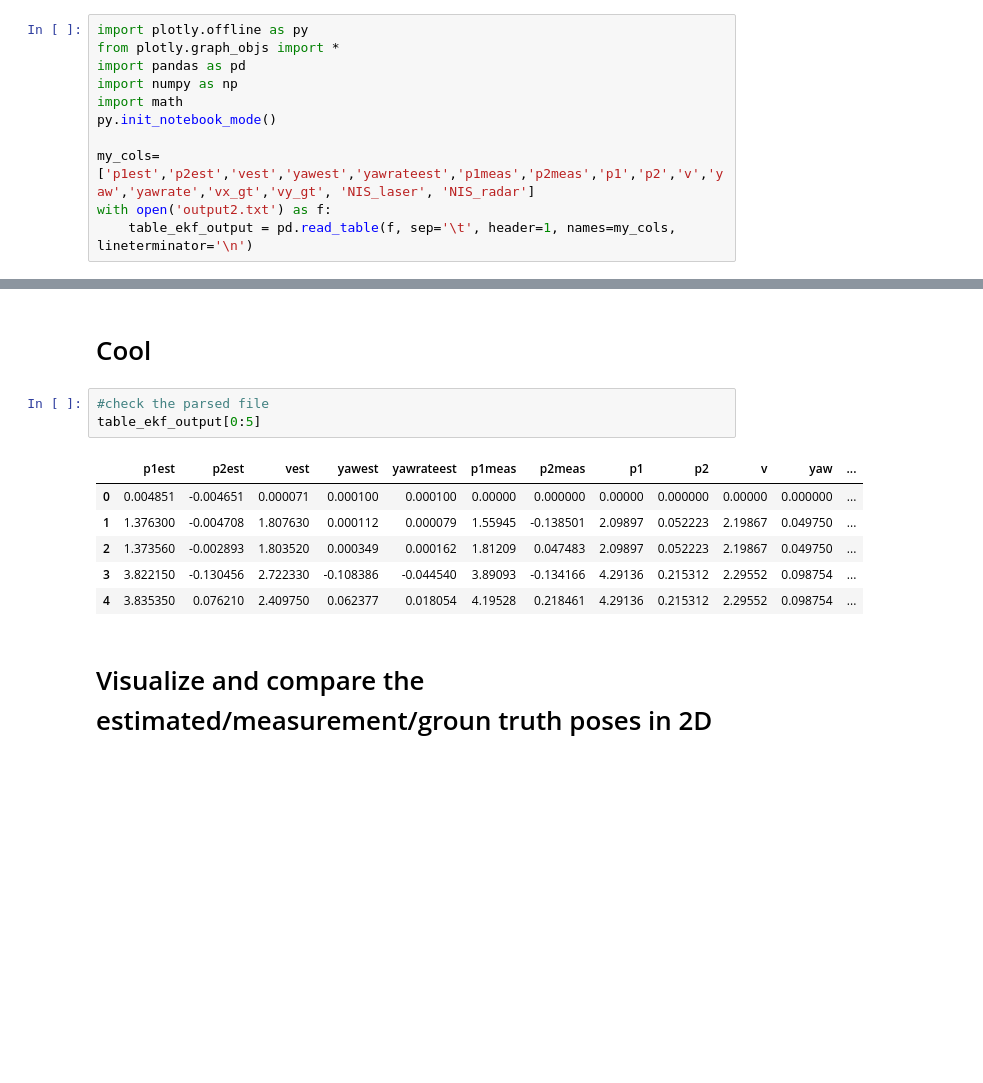
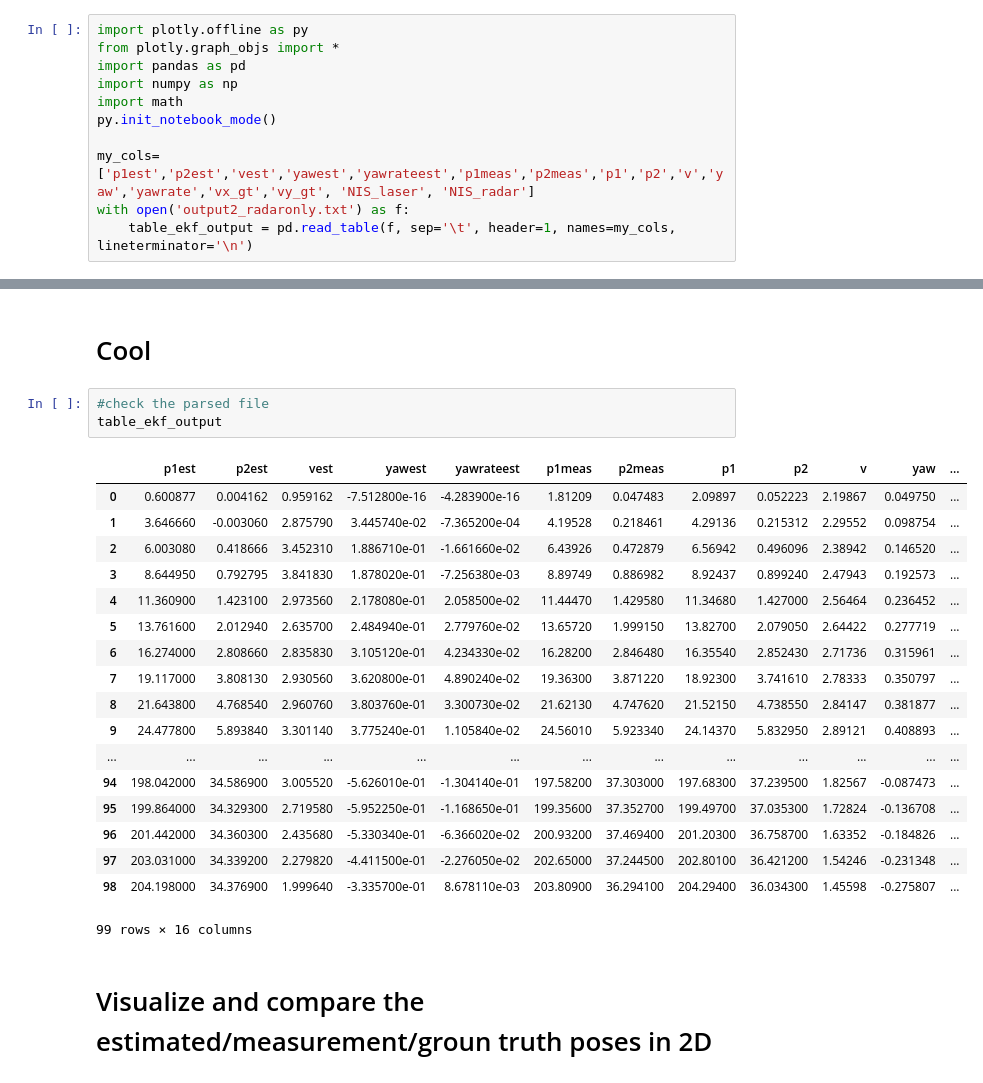
Before and after one commit to GeoffBreemer/SDC-Term2-P2-Unscented-Kalman-Filters, a Jupyter notebook: output/ukf-visualization-extended.ipynb, the cells around one changed output, grey strips where cells are left out. Saved outputs shown, nothing was run; the diff lists cells and outputs as text; blank space fills up the shorter version.

```diff
--- a/output/ukf-visualization-extended.ipynb
+++ b/output/ukf-visualization-extended.ipynb
@@ -9,7 +9,7 @@ import math
 py.init_notebook_mode()
 
 my_cols=['p1est','p2est','vest','yawest','yawrateest','p1meas','p2meas','p1','p2','v','yaw','yawrate','vx_gt','vy_gt', 'NIS_laser', 'NIS_radar']
-with open('output2.txt') as f:
+with open('output2_radaronly.txt') as f:
     table_ekf_output = pd.read_table(f, sep='\t', header=1, names=my_cols, lineterminator='\n')
 # %% [output]
 [interactive output not drawn]
@@ -17,14 +17,26 @@ with open('output2.txt') as f:
 # Cool
 # %%
 #check the parsed file
-table_ekf_output[0:5]
+table_ekf_output
 # %% [output]
 |  | p1est | p2est | vest | yawest | yawrateest | p1meas | p2meas | p1 | p2 | v | yaw | ... |
-| 0 | 0.004851 | -0.004651 | 0.000071 | 0.000100 | 0.000100 | 0.00000 | 0.000000 | 0.00000 | 0.000000 | 0.00000 | 0.000000 | ... |
-| 1 | 1.376300 | -0.004708 | 1.807630 | 0.000112 | 0.000079 | 1.55945 | -0.138501 | 2.09897 | 0.052223 | 2.19867 | 0.049750 | ... |
-| 2 | 1.373560 | -0.002893 | 1.803520 | 0.000349 | 0.000162 | 1.81209 | 0.047483 | 2.09897 | 0.052223 | 2.19867 | 0.049750 | ... |
-| 3 | 3.822150 | -0.130456 | 2.722330 | -0.108386 | -0.044540 | 3.89093 | -0.134166 | 4.29136 | 0.215312 | 2.29552 | 0.098754 | ... |
-| 4 | 3.835350 | 0.076210 | 2.409750 | 0.062377 | 0.018054 | 4.19528 | 0.218461 | 4.29136 | 0.215312 | 2.29552 | 0.098754 | ... |
+| 0 | 0.600877 | 0.004162 | 0.959162 | -7.512800e-16 | -4.283900e-16 | 1.81209 | 0.047483 | 2.09897 | 0.052223 | 2.19867 | 0.049750 | ... |
+| 1 | 3.646660 | -0.003060 | 2.875790 | 3.445740e-02 | -7.365200e-04 | 4.19528 | 0.218461 | 4.29136 | 0.215312 | 2.29552 | 0.098754 | ... |
+| 2 | 6.003080 | 0.418666 | 3.452310 | 1.886710e-01 | -1.661660e-02 | 6.43926 | 0.472879 | 6.56942 | 0.496096 | 2.38942 | 0.146520 | ... |
+| 3 | 8.644950 | 0.792795 | 3.841830 | 1.878020e-01 | -7.256380e-03 | 8.89749 | 0.886982 | 8.92437 | 0.899240 | 2.47943 | 0.192573 | ... |
+| 4 | 11.360900 | 1.423100 | 2.973560 | 2.178080e-01 | 2.058500e-02 | 11.44470 | 1.429580 | 11.34680 | 1.427000 | 2.56464 | 0.236452 | ... |
+| 5 | 13.761600 | 2.012940 | 2.635700 | 2.484940e-01 | 2.779760e-02 | 13.65720 | 1.999150 | 13.82700 | 2.079050 | 2.64422 | 0.277719 | ... |
+| 6 | 16.274000 | 2.808660 | 2.835830 | 3.105120e-01 | 4.234330e-02 | 16.28200 | 2.846480 | 16.35540 | 2.852430 | 2.71736 | 0.315961 | ... |
+| 7 | 19.117000 | 3.808130 | 2.930560 | 3.620800e-01 | 4.890240e-02 | 19.36300 | 3.871220 | 18.92300 | 3.741610 | 2.78333 | 0.350797 | ... |
+| 8 | 21.643800 | 4.768540 | 2.960760 | 3.803760e-01 | 3.300730e-02 | 21.62130 | 4.747620 | 21.52150 | 4.738550 | 2.84147 | 0.381877 | ... |
+| 9 | 24.477800 | 5.893840 | 3.301140 | 3.775240e-01 | 1.105840e-02 | 24.56010 | 5.923340 | 24.14370 | 5.832950 | 2.89121 | 0.408893 | ... |
+| ... | ... | ... | ... | ... | ... | ... | ... | ... | ... | ... | ... | ... |
+| 94 | 198.042000 | 34.586900 | 3.005520 | -5.626010e-01 | -1.304140e-01 | 197.58200 | 37.303000 | 197.68300 | 37.239500 | 1.82567 | -0.087473 | ... |
+| 95 | 199.864000 | 34.329300 | 2.719580 | -5.952250e-01 | -1.168650e-01 | 199.35600 | 37.352700 | 199.49700 | 37.035300 | 1.72824 | -0.136708 | ... |
+| 96 | 201.442000 | 34.360300 | 2.435680 | -5.330340e-01 | -6.366020e-02 | 200.93200 | 37.469400 | 201.20300 | 36.758700 | 1.63352 | -0.184826 | ... |
+| 97 | 203.031000 | 34.339200 | 2.279820 | -4.411500e-01 | -2.276050e-02 | 202.65000 | 37.244500 | 202.80100 | 36.421200 | 1.54246 | -0.231348 | ... |
+| 98 | 204.198000 | 34.376900 | 1.999640 | -3.335700e-01 | 8.678110e-03 | 203.80900 | 36.294100 | 204.29400 | 36.034300 | 1.45598 | -0.275807 | ... |
+99 rows × 16 columns
 # %% [markdown]
 # Visualize and compare the estimated/measurement/groun truth poses in 2D
 # %%
```
Also changed, not shown: 8 other files.
